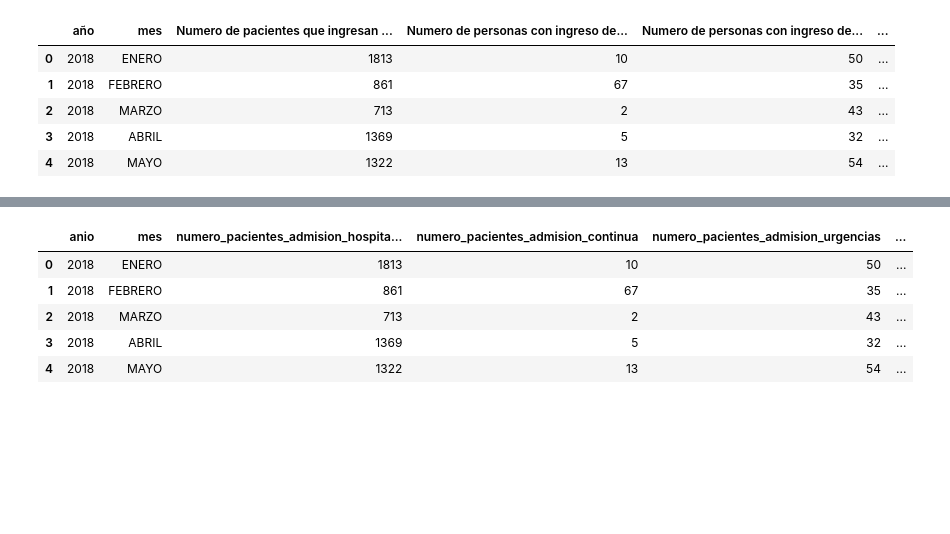
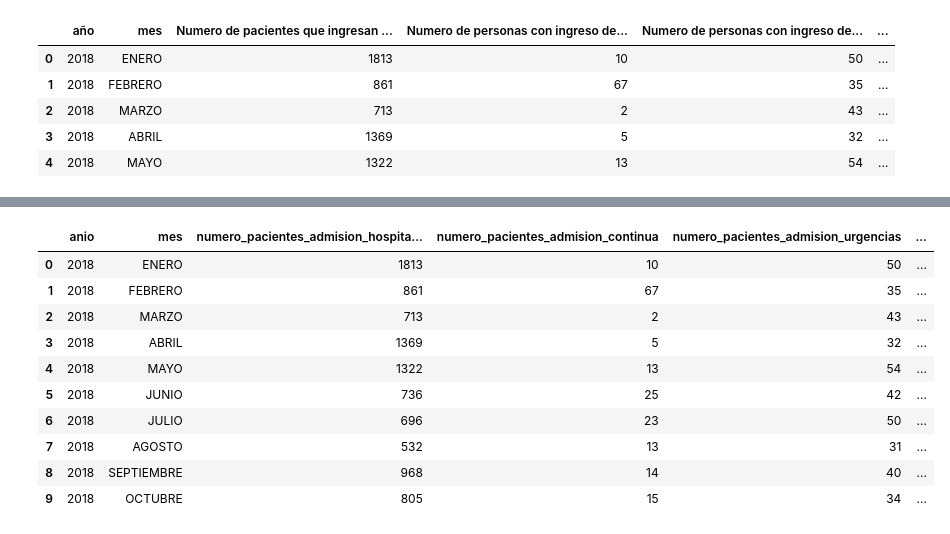
Before and after one commit to Seikened/semestre_IV, a Jupyter notebook: machine_learning/tareas/tarea_3/Avance_proyecto_final.ipynb, the cells around one changed output, grey strips where cells are left out. Drawn from its saved outputs; the diff is of its cells as text; code cells hidden in the pictures; blank space fills up the shorter version.

```diff
--- a/machine_learning/tareas/tarea_3/Avance_proyecto_final.ipynb
+++ b/machine_learning/tareas/tarea_3/Avance_proyecto_final.ipynb
@@ -44,44 +66,33 @@ Vamos a adecuar los headers
 # %%
-# rename headers:
-"""
-Header 0 : año -> anio
-Header 1 : mes -> mes
-Header 2 : Numero de pacientes que ingresan a Admision Hospitalaria -> numero_pacientes_admision_hospitalaria
-Header 3 : Numero de personas con ingreso de admision contínua a Hospital -> numero_pacientes_admision_continua
-Header 4 : Numero de personas con ingreso de admision urgencias a terapia -> numero_pacientes_admision_urgencias
-Header 5 : Numero de pacientes en alta de admision -> numero_pacientes_alta_admision
-Header 6 : Defunciones en Terapias -> defunciones_terapia
-Header 7 : Pacientes de terapia a Hospital -> pacientes_terapia_hospital
-Header 8 : Defunciones en Urgencias -> defunciones_urgencias
-Header 9 : Egresos Hospitalarios -> egresos_hospitalarios
-Header 10 : Defunciones Hospitalarias -> defunciones_hospitalarias
-Header 11 : Intervenciones quirúrgicas -> intervenciones_quirogicas
-Header 12 : uso de tiempo quirurgico fin de semana en horas -> uso_tiempo_quirogico_fin_semana_horas
-header 13: uso de tiempo quirurgico dias habiles en horas -> uso_tiempo_quirogico_dias_habiles_horas
-"""
+
 # renombrar las columnas
 df.rename(columns={
     'año': 'anio',
     'mes': 'mes',
     'Numero de pacientes que ingresan a Admision Hospitalaria': 'numero_pacientes_admision_hospitalaria',
     'Numero de personas con ingreso de admision contínua a Hospital': 'numero_pacientes_admision_continua',
     'Numero de personas con ingreso de admision urgencias  a terapia': 'numero_pacientes_admision_urgencias',
     'Numero de pacientes en alta  de admision ': 'numero_pacientes_alta_admision',
     'Defunciones en Terapias': 'defunciones_terapia',
     'Pacientes de terapia a Hospital': 'pacientes_terapia_hospital',
     'Defunciones en Urgencias ': 'defunciones_urgencias',
     'Egresos Hospitalarios': 'egresos_hospitalarios',
     'Defunciones Hospitalarias': 'defunciones_hospitalarias',
     'Intervenciones quirúrgicas': 'intervenciones_quirogicas',
     'uso de tiempo quirurgico fin de semana en horas': 'uso_tiempo_quirogico_fin_semana_horas',
     'uso de tiempo quirurgico dias habiles en horas': 'uso_tiempo_quirogico_dias_habiles_horas'
 }, inplace=True)
 # Mostrar las primeras filas
-df.head()
+df.head(10)
 # %% [output]
 |  | anio | mes | numero_pacientes_admision_hospita... | numero_pacientes_admision_continua | numero_pacientes_admision_urgencias | ... |
 | 0 | 2018 | ENERO | 1813 | 10 | 50 | ... |
 | 1 | 2018 | FEBRERO | 861 | 67 | 35 | ... |
 | 2 | 2018 | MARZO | 713 | 2 | 43 | ... |
 | 3 | 2018 | ABRIL | 1369 | 5 | 32 | ... |
 | 4 | 2018 | MAYO | 1322 | 13 | 54 | ... |
+| 5 | 2018 | JUNIO | 736 | 25 | 42 | ... |
+| 6 | 2018 | JULIO | 696 | 23 | 50 | ... |
+| 7 | 2018 | AGOSTO | 532 | 13 | 31 | ... |
+| 8 | 2018 | SEPTIEMBRE | 968 | 14 | 40 | ... |
+| 9 | 2018 | OCTUBRE | 805 | 15 | 34 | ... |
```
Also changed, not shown: parts of 16 cells of this notebook, 2 other files.
